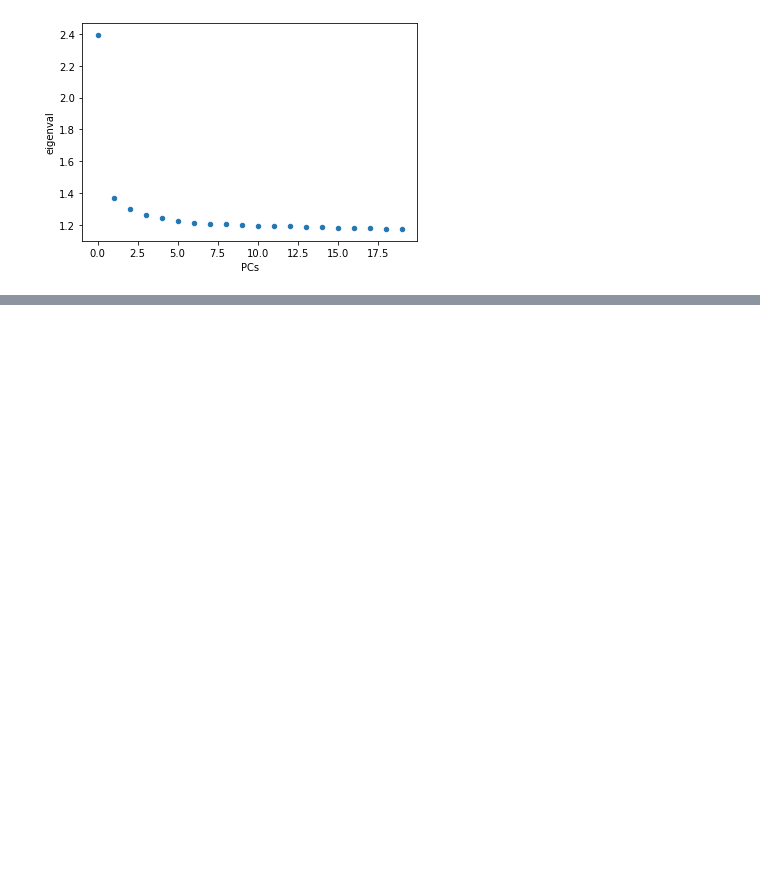
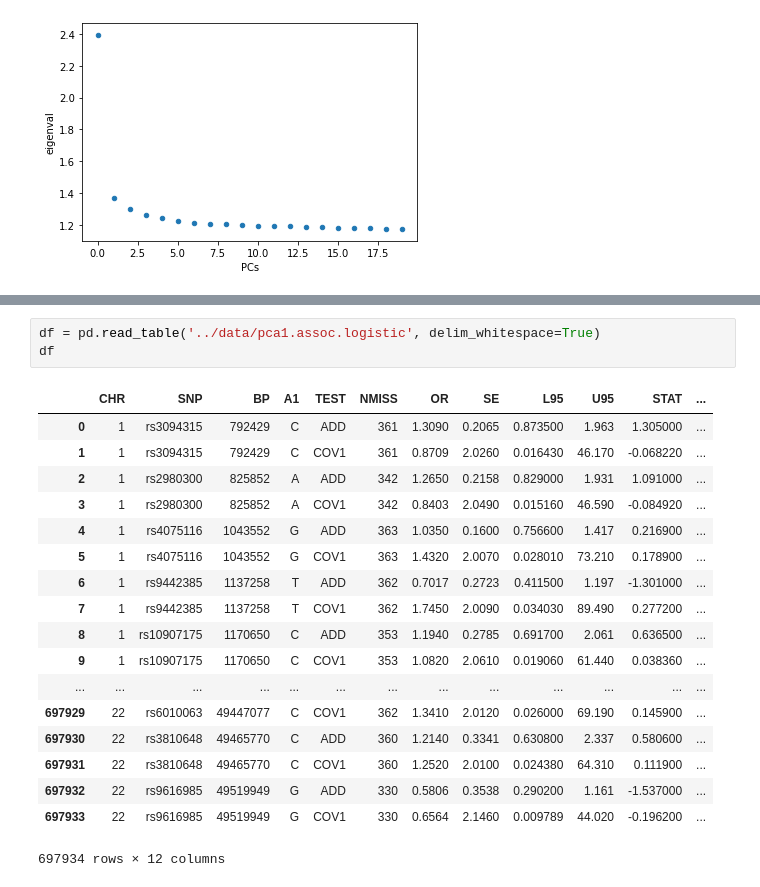
Before and after one commit to TonyZhanghm/DSC180B_Genome_01, a Jupyter notebook: notebooks/Untitled.ipynb, the cells around one changed output, grey strips where cells are left out. Drawn from its saved outputs; the diff is of its cells as text; blank space fills up the shorter version.

```diff
--- a/notebooks/Untitled.ipynb
+++ b/notebooks/Untitled.ipynb
@@ -160,0 +180,22 @@ plot_eigenval('../data/pca.eigenval')
+# %%
+df = pd.read_table('../data/pca1.assoc.logistic', delim_whitespace=True)
+df
+# %% [output]
+|  | CHR | SNP | BP | A1 | TEST | NMISS | OR | SE | L95 | U95 | STAT | ... |
+| 0 | 1 | rs3094315 | 792429 | C | ADD | 361 | 1.3090 | 0.2065 | 0.873500 | 1.963 | 1.305000 | ... |
+| 1 | 1 | rs3094315 | 792429 | C | COV1 | 361 | 0.8709 | 2.0260 | 0.016430 | 46.170 | -0.068220 | ... |
+| 2 | 1 | rs2980300 | 825852 | A | ADD | 342 | 1.2650 | 0.2158 | 0.829000 | 1.931 | 1.091000 | ... |
+| 3 | 1 | rs2980300 | 825852 | A | COV1 | 342 | 0.8403 | 2.0490 | 0.015160 | 46.590 | -0.084920 | ... |
+| 4 | 1 | rs4075116 | 1043552 | G | ADD | 363 | 1.0350 | 0.1600 | 0.756600 | 1.417 | 0.216900 | ... |
+| 5 | 1 | rs4075116 | 1043552 | G | COV1 | 363 | 1.4320 | 2.0070 | 0.028010 | 73.210 | 0.178900 | ... |
+| 6 | 1 | rs9442385 | 1137258 | T | ADD | 362 | 0.7017 | 0.2723 | 0.411500 | 1.197 | -1.301000 | ... |
+| 7 | 1 | rs9442385 | 1137258 | T | COV1 | 362 | 1.7450 | 2.0090 | 0.034030 | 89.490 | 0.277200 | ... |
+| 8 | 1 | rs10907175 | 1170650 | C | ADD | 353 | 1.1940 | 0.2785 | 0.691700 | 2.061 | 0.636500 | ... |
+| 9 | 1 | rs10907175 | 1170650 | C | COV1 | 353 | 1.0820 | 2.0610 | 0.019060 | 61.440 | 0.038360 | ... |
+| ... | ... | ... | ... | ... | ... | ... | ... | ... | ... | ... | ... | ... |
+| 697929 | 22 | rs6010063 | 49447077 | C | COV1 | 362 | 1.3410 | 2.0120 | 0.026000 | 69.190 | 0.145900 | ... |
+| 697930 | 22 | rs3810648 | 49465770 | C | ADD | 360 | 1.2140 | 0.3341 | 0.630800 | 2.337 | 0.580600 | ... |
+| 697931 | 22 | rs3810648 | 49465770 | C | COV1 | 360 | 1.2520 | 2.0100 | 0.024380 | 64.310 | 0.111900 | ... |
+| 697932 | 22 | rs9616985 | 49519949 | G | ADD | 330 | 0.5806 | 0.3538 | 0.290200 | 1.161 | -1.537000 | ... |
+| 697933 | 22 | rs9616985 | 49519949 | G | COV1 | 330 | 0.6564 | 2.1460 | 0.009789 | 44.020 | -0.196200 | ... |
+697934 rows × 12 columns
```
Also changed, not shown: parts of 10 cells of this notebook, 1 other file.
